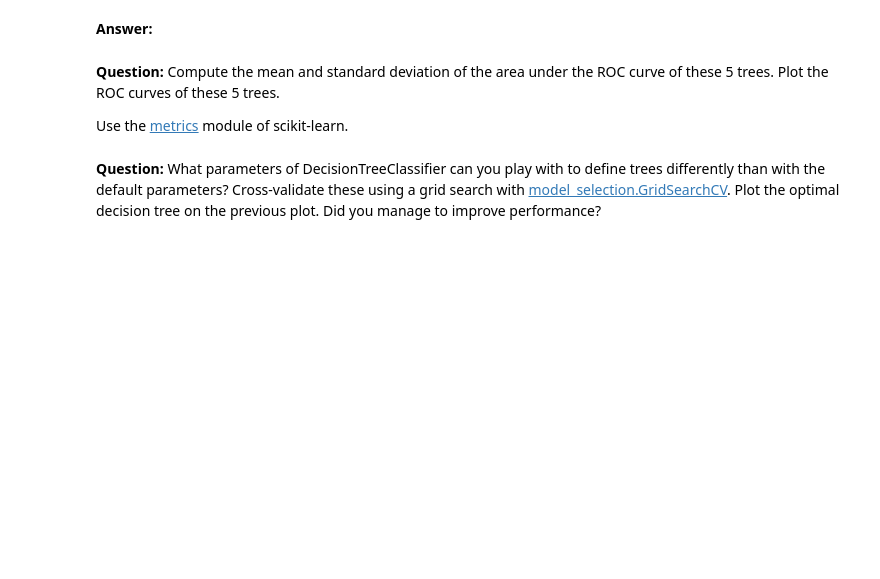
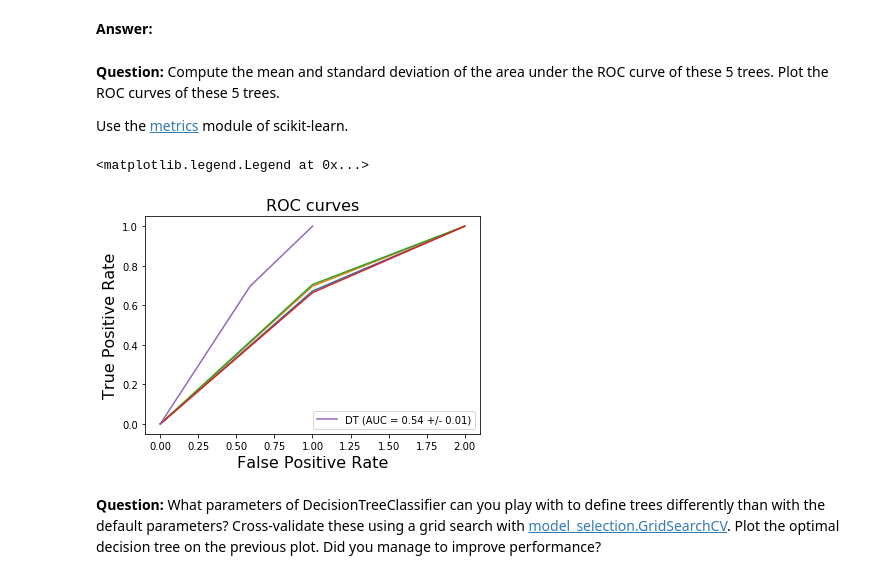
Before and after one commit to abdeljelilmaadi/2022-mines-HPC-AI-TD, a Jupyter notebook: 06-TreesAndForests.ipynb, the cells around one changed output. Cells and saved outputs as stored; diff of their text form; code cells hidden in the pictures; blank space fills up the shorter version.

```diff
--- a/06-TreesAndForests.ipynb
+++ b/06-TreesAndForests.ipynb
@@ -185,31 +208,34 @@ Use the [metrics](http://scikit-learn.org/stable/modules/classes.html#module-skl
 # %%
 fpr_dt = [] # will hold the 5 arrays of false positive rates (1 per tree)
 tpr_dt = [] # will hold the 5 arrays of true positive rates (1 per tree)
 auc_dt = [] # will hold the 5 areas under the ROC curve (1 per tree)
 
 for tree_index in range(5):
     # Compute the ROC curve of the current tree
-    fpr_dt_tmp, tpr_dt_tmp, thresholds =  metrics.roc_curve(#TODO
+    fpr_dt_tmp, tpr_dt_tmp, thresholds =  metrics.roc_curve(y,ypred_dt[tree_index],pos_label=1)
 
     # Compute the area under the ROC curve of the current tree
     auc_dt_tmp = metrics.auc(fpr_dt_tmp, tpr_dt_tmp)
     fpr_dt.append(fpr_dt_tmp)
     tpr_dt.append(tpr_dt_tmp)
     auc_dt.append(auc_dt_tmp)
 
 # Plot the first 4 ROC curves
 for tree_index in range(4):
-    plt.plot(# TODO
+    plt.plot(tpr_dt[tree_index])
 
 # Plot the last ROC curve, with a label that gives the mean/std AUC
 plt.plot(fpr_dt[-1], tpr_dt[-1], '-',
          label='DT (AUC = %0.2f +/- %0.2f)' % (np.mean(auc_dt), np.std(auc_dt)))
 
 # Plot the ROC curve
 plt.xlabel('False Positive Rate', fontsize=16)
 plt.ylabel('True Positive Rate', fontsize=16)
 plt.title('ROC curves', fontsize=16)
 plt.legend(loc="lower right")
+# %% [output]
+<matplotlib.legend.Legend at 0x...>
+[figure, added]
 # %% [markdown]
 **Question:** What parameters of DecisionTreeClassifier can you play with to define trees differently than with the default parameters? Cross-validate these using a grid search with [model_selection.GridSearchCV](http://scikit-learn.org/stable/modules/generated/sklearn.model_selection.GridSearchCV.html). Plot the optimal decision tree on the previous plot. Did you manage to improve performance?
 # %%
```
Also changed, not shown: parts of 8 cells of this notebook, 6 other files.
